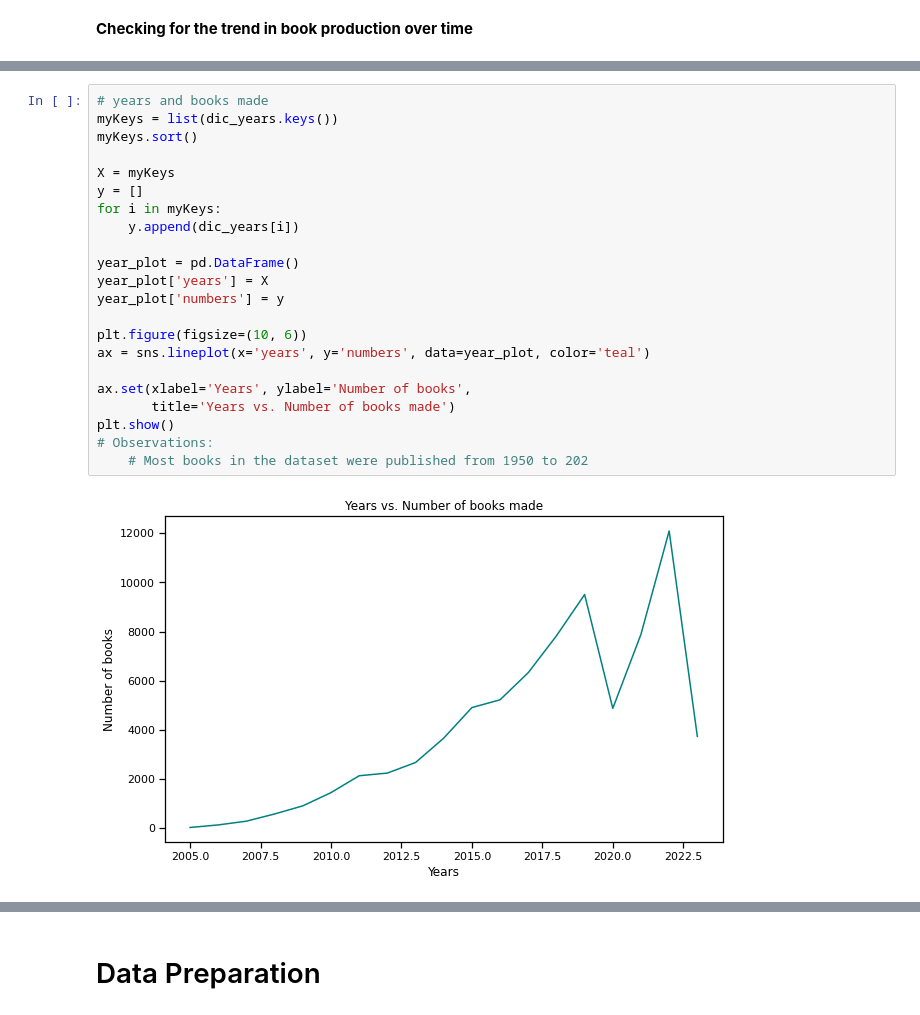
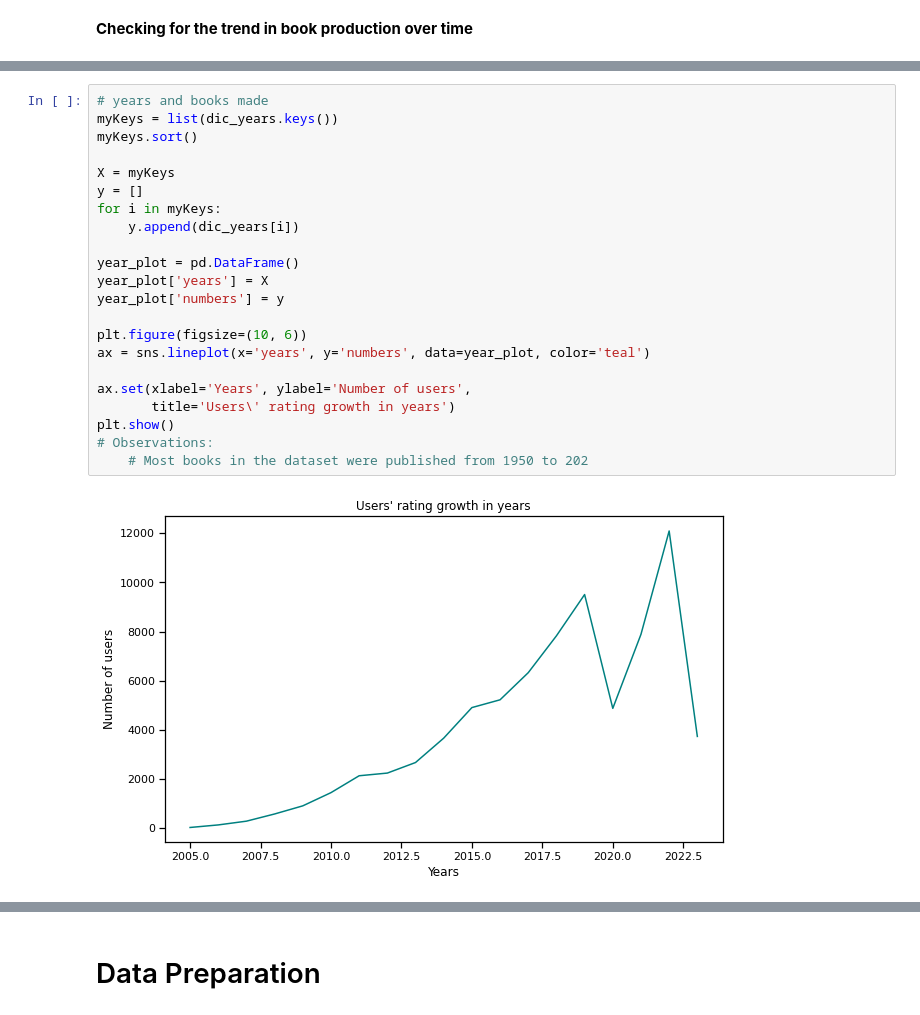
Before and after one commit to ThuoM/New-York-Restaurant-Recommender-System, a Jupyter notebook: Restaurant_Recommender_System.ipynb, the cells around one changed output, grey strips where cells are left out. Cells and saved outputs as stored; diff of their text form.

```diff
--- a/Restaurant_Recommender_System.ipynb
+++ b/Restaurant_Recommender_System.ipynb
@@ -272,24 +272,24 @@ dic_years
 # %%
 # years and books made
 myKeys = list(dic_years.keys())
 myKeys.sort()
 
 X = myKeys
 y = []
 for i in myKeys:
     y.append(dic_years[i])
 
 year_plot = pd.DataFrame()
 year_plot['years'] = X
 year_plot['numbers'] = y
 
 plt.figure(figsize=(10, 6))
 ax = sns.lineplot(x='years', y='numbers', data=year_plot, color='teal')
 
-ax.set(xlabel='Years', ylabel='Number of books',
-       title='Years vs. Number of books made')
+ax.set(xlabel='Years', ylabel='Number of users',
+       title='Users\' rating growth in years')
 plt.show()
 # Observations:
     # Most books in the dataset were published from 1950 to 202
 # %% [output]
-[figure, old version]
+[figure, new version]
```
Also changed, not shown: parts of 14 cells of this notebook.
